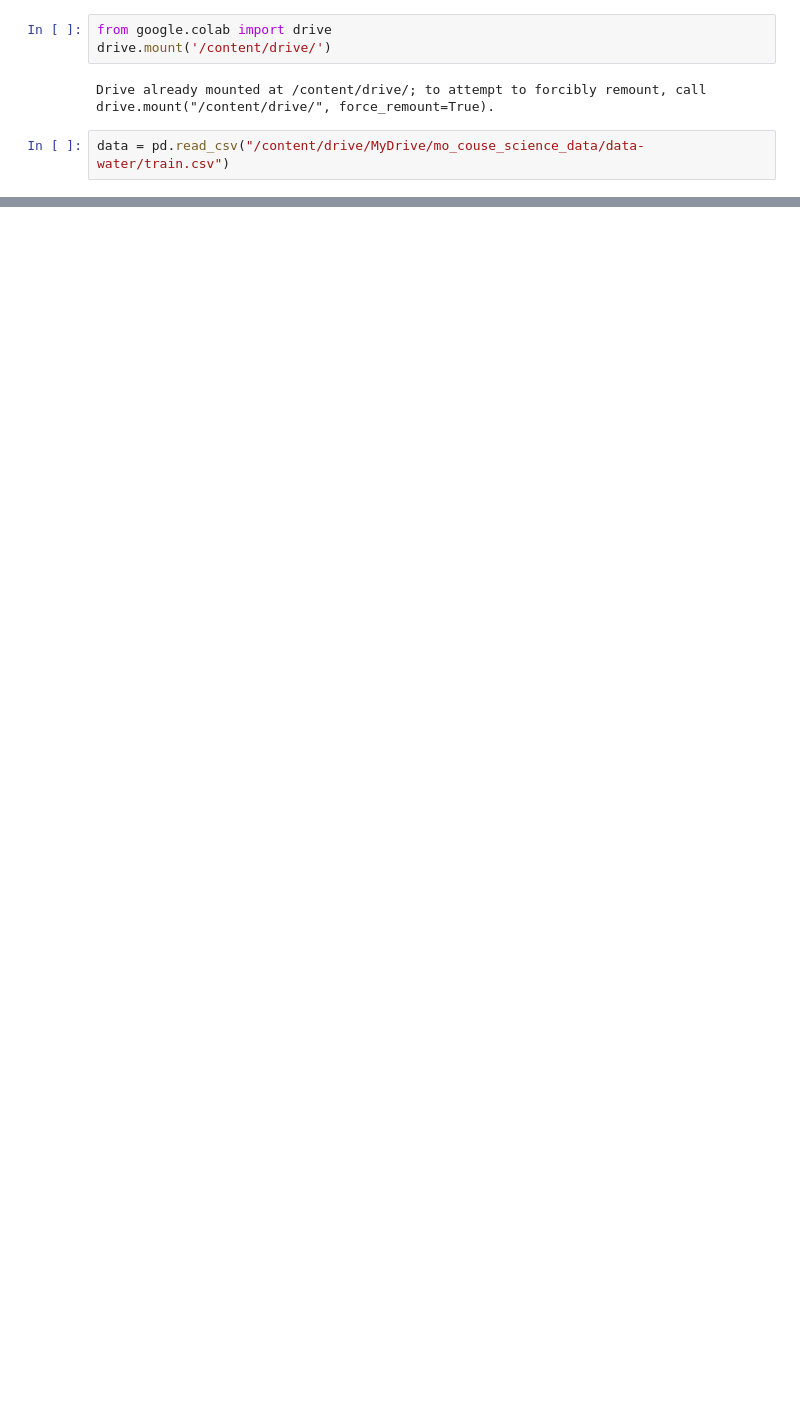
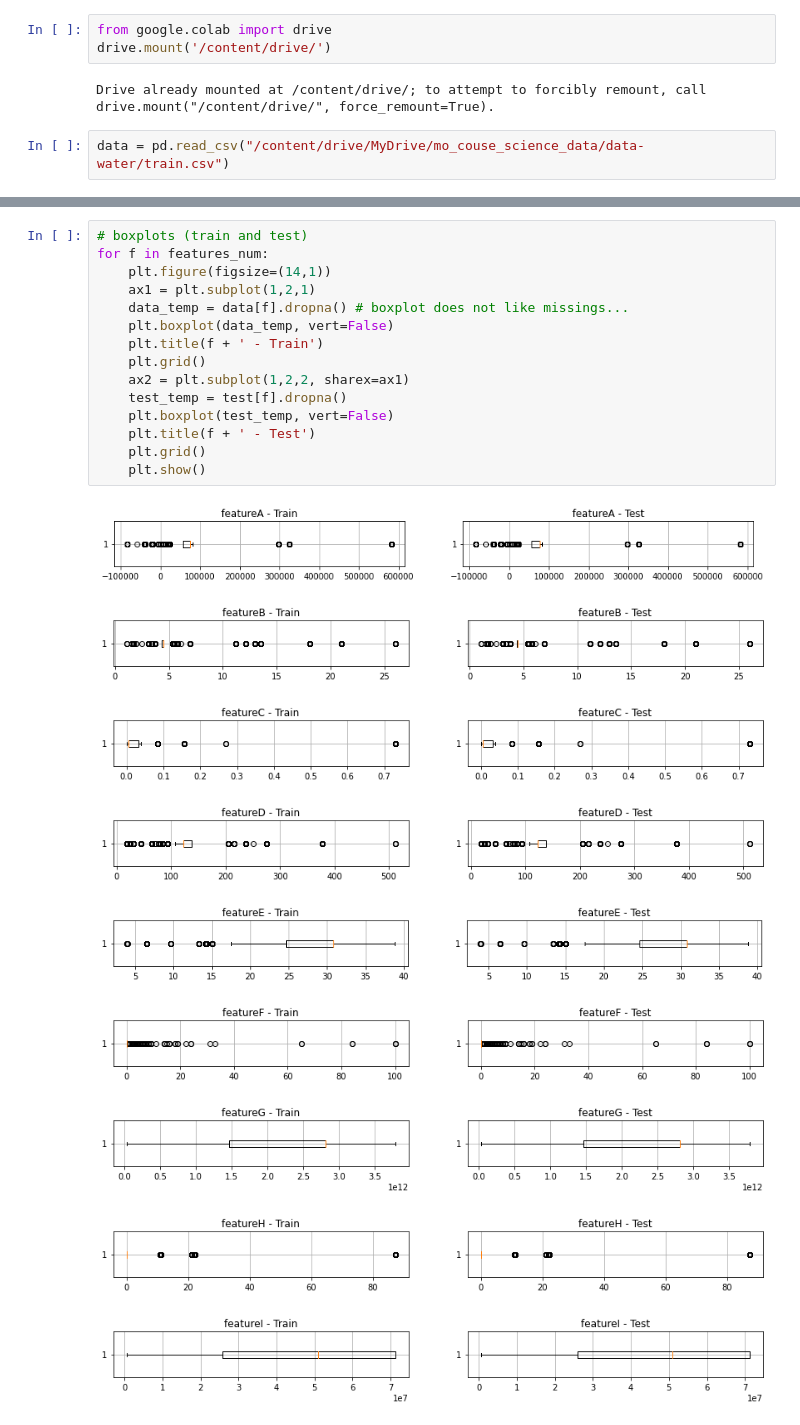
Before and after one commit to Tatiana-Polonskaya/ML_for_sciensdata_analysis, a Jupyter notebook: task_1.ipynb, the cells around one changed output, grey strips where cells are left out. Saved outputs shown, nothing was run; the diff lists cells and outputs as text; blank space fills up the shorter version.

```diff
--- a/task_1.ipynb
+++ b/task_1.ipynb
@@ -34,0 +163,25 @@ data.
+# %%
+# boxplots (train and test)
+for f in features_num:
+    plt.figure(figsize=(14,1))
+    ax1 = plt.subplot(1,2,1)
+    data_temp = data[f].dropna() # boxplot does not like missings...
+    plt.boxplot(data_temp, vert=False)
+    plt.title(f + ' - Train')
+    plt.grid()
+    ax2 = plt.subplot(1,2,2, sharex=ax1)
+    test_temp = test[f].dropna()
+    plt.boxplot(test_temp, vert=False)
+    plt.title(f + ' - Test')
+    plt.grid()
+    plt.show()
+# %% [output]
+[figure, added]
+[figure, added]
+[figure, added]
+[figure, added]
+[figure, added]
+[figure, added]
+[figure, added]
+[figure, added]
+[figure, added]
```
Also changed, not shown: parts of 44 cells of this notebook.
